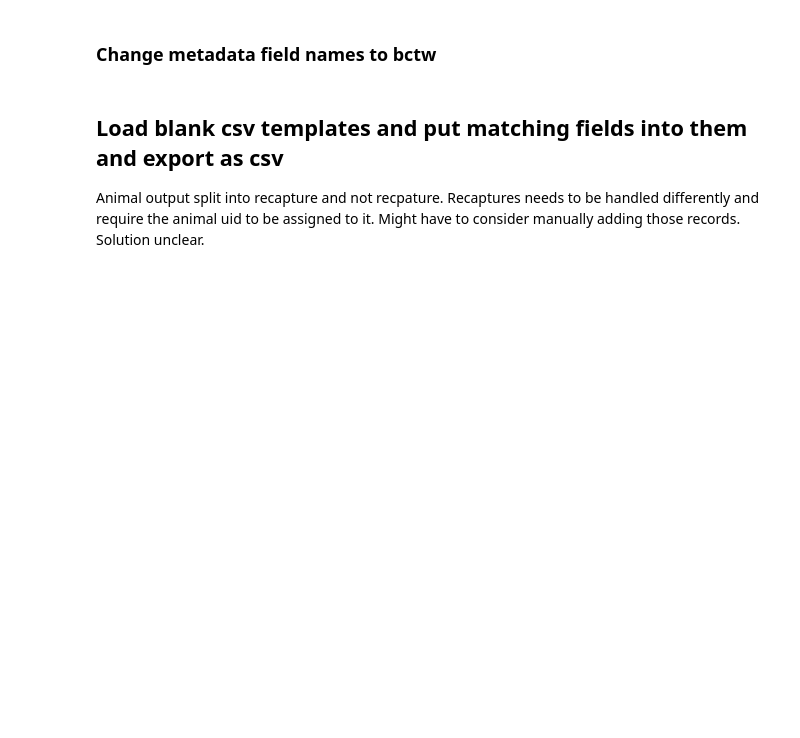
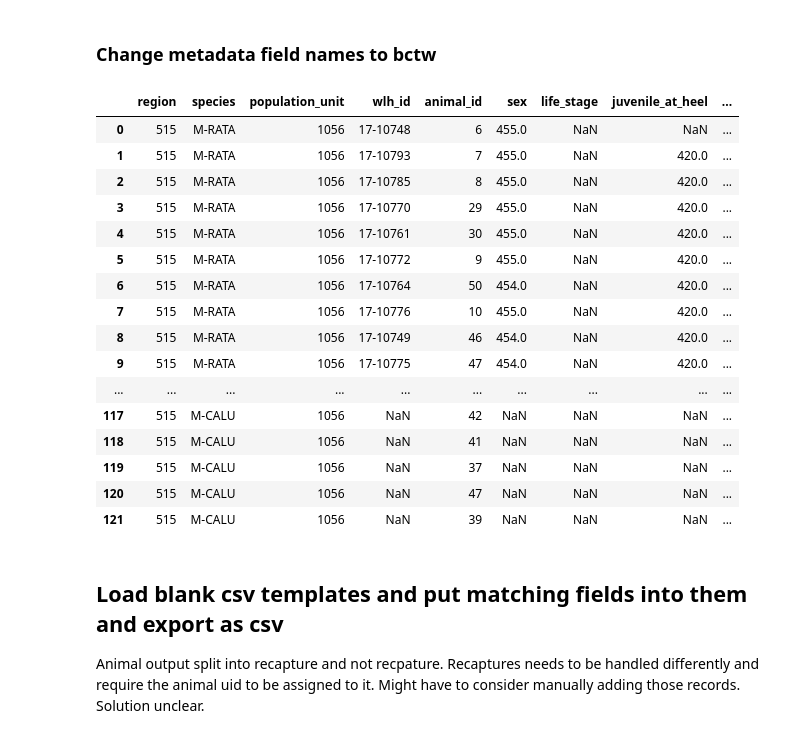
Before and after one commit to bcgov/bctw-tools, a Jupyter notebook: scripts/user_tools/metadata_clean.ipynb, the cells around one changed output. Drawn from its saved outputs; the diff is of its cells as text; code cells hidden in the pictures; blank space fills up the shorter version.

```diff
--- a/scripts/user_tools/metadata_clean.ipynb
+++ b/scripts/user_tools/metadata_clean.ipynb
@@ -13,3 +15,6 @@ pd.set_option("display.max_columns", None)
+# %%
+def auto_truncate(val):
+    return val[:200]
 # %% [markdown]
 ## Data Inputs
 For now, CARIBOU only in the metadata sheeet. Codes have not been well defined for the other species. Further consultation needed for them.
@@ -25,10 +30,10 @@ codeheader = r"\\level\s40006\ESD\EI\Wildlife\WSI\Caribou_Program\Projects\BCTW\
 codelookup = r"\\level\s40006\ESD\EI\Wildlife\WSI\Caribou_Program\Projects\BCTW\dataloading_scripting\bctw-migrate\templates\inputs\codefieldlookup.csv"
 # %%
 # metadata is the raw Casylys sheet as xlsx
-metadata= r"\\level\s40006\ESD\EI\Wildlife\WSI\Caribou_Program\Projects\BCTW\dataloading_scripting\test_data\metadata_test_tweed.xlsx"
+metadata= r"\\level\s40006\ESD\EI\Wildlife\WSI\Caribou_Program\Projects\BCTW\dataloading_scripting\final_tables_for_prod\September_2021_Monthly_Collar_Summary.xlsm"
 
 # metadatasheet defines the sheet in metadata where the data is stored
-metadatasheet = "Sheet1"
+metadatasheet = "Itch"
 # %%
 # casylyscodes translate Casylys values to BCTW plain text descriptions
 casylyscodes = r"\\level\s40006\ESD\EI\Wildlife\WSI\Caribou_Program\Projects\BCTW\dataloading_scripting\bctw-migrate\templates\inputs\casylyscodes.csv"
@@ -119,7 +124,7 @@ fieldlist=['Region',
  'CID']
 # %%
 # pass Caslys datasheet into a dataframe
-dfmetadata = pd.read_excel(metadata,sheet_name=metadatasheet, engine='openpyxl',usecols=fieldlist)
+dfmetadata = pd.read_excel(metadata,sheet_name=metadatasheet, engine='openpyxl',usecols=fieldlist, converters = {'Comments': auto_truncate, 'Mortality Review': auto_truncate})
 # %%
 # these fields have been identified as needing their values changed to BCTW coded values, if needing to reclass another field, add to this list
 # and make sure the code_header field in codelookup has been added
@@ -166,6 +184,26 @@ for f in dfboollookupfields['Casylys']:
 ## Load BCTW output templates and prepare to have data migrated to them
 # %% [markdown]
 ### Change metadata field names to bctw
+# %%
+dfmetadata
+# %% [output]
+|  | region | species | population_unit | wlh_id | animal_id | sex | life_stage | juvenile_at_heel | ... |
+| 0 | 515 | M-RATA | 1056 | 17-10748 | 6 | 455.0 | NaN | NaN | ... |
+| 1 | 515 | M-RATA | 1056 | 17-10793 | 7 | 455.0 | NaN | 420.0 | ... |
+| 2 | 515 | M-RATA | 1056 | 17-10785 | 8 | 455.0 | NaN | 420.0 | ... |
+| 3 | 515 | M-RATA | 1056 | 17-10770 | 29 | 455.0 | NaN | 420.0 | ... |
+| 4 | 515 | M-RATA | 1056 | 17-10761 | 30 | 455.0 | NaN | 420.0 | ... |
+| 5 | 515 | M-RATA | 1056 | 17-10772 | 9 | 455.0 | NaN | 420.0 | ... |
+| 6 | 515 | M-RATA | 1056 | 17-10764 | 50 | 454.0 | NaN | 420.0 | ... |
+| 7 | 515 | M-RATA | 1056 | 17-10776 | 10 | 455.0 | NaN | 420.0 | ... |
+| 8 | 515 | M-RATA | 1056 | 17-10749 | 46 | 454.0 | NaN | 420.0 | ... |
+| 9 | 515 | M-RATA | 1056 | 17-10775 | 47 | 454.0 | NaN | 420.0 | ... |
+| ... | ... | ... | ... | ... | ... | ... | ... | ... | ... |
+| 117 | 515 | M-CALU | 1056 | NaN | 42 | NaN | NaN | NaN | ... |
+| 118 | 515 | M-CALU | 1056 | NaN | 41 | NaN | NaN | NaN | ... |
+| 119 | 515 | M-CALU | 1056 | NaN | 37 | NaN | NaN | NaN | ... |
+| 120 | 515 | M-CALU | 1056 | NaN | 47 | NaN | NaN | NaN | ... |
+| 121 | 515 | M-CALU | 1056 | NaN | 39 | NaN | NaN | NaN | ... |
 # %%
 # load codelookup again to build a dictionary of Casylys to BCTW field names
 dfcodelookupfields = pd.read_csv(codelookup)
```
Also changed, not shown: parts of 2 cells of this notebook, 2 other files.
